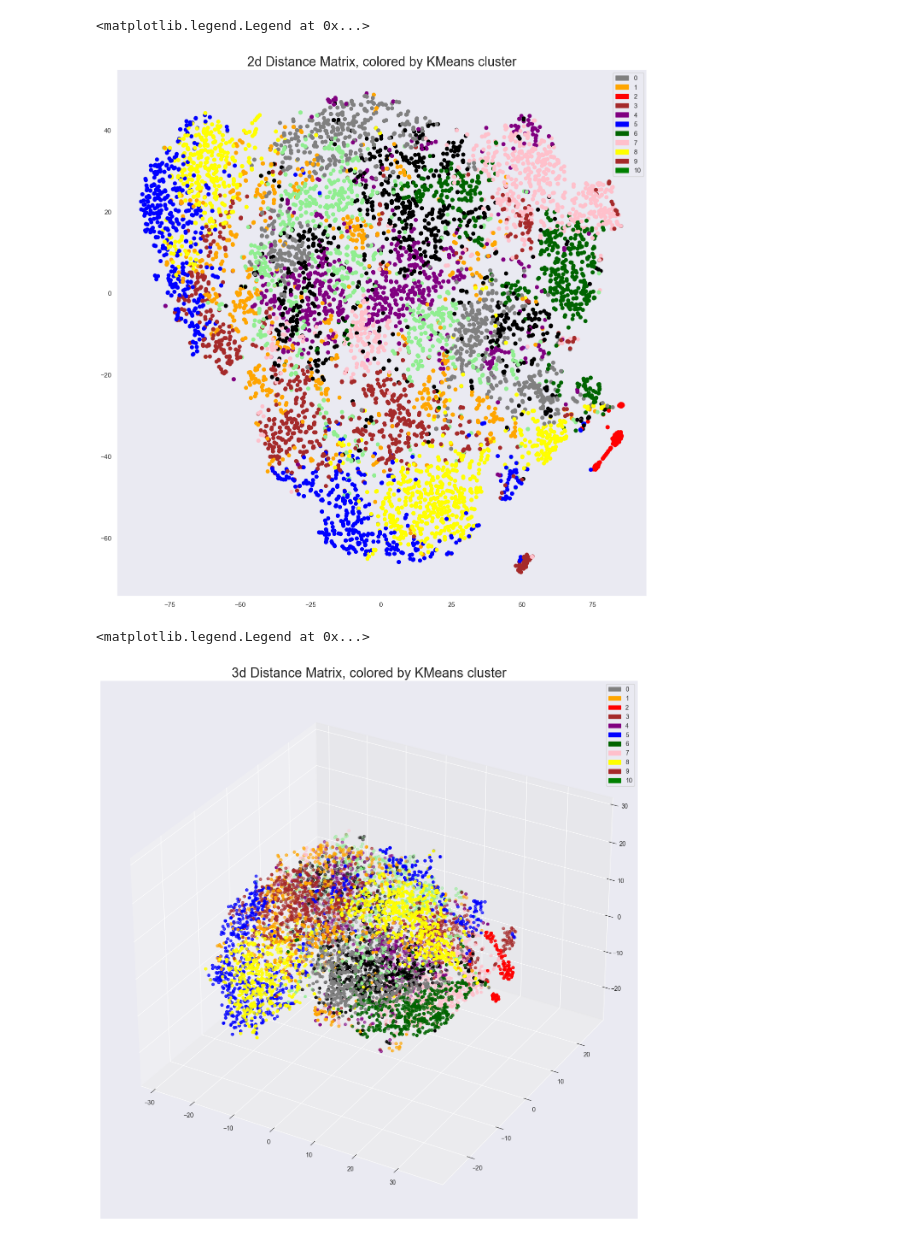
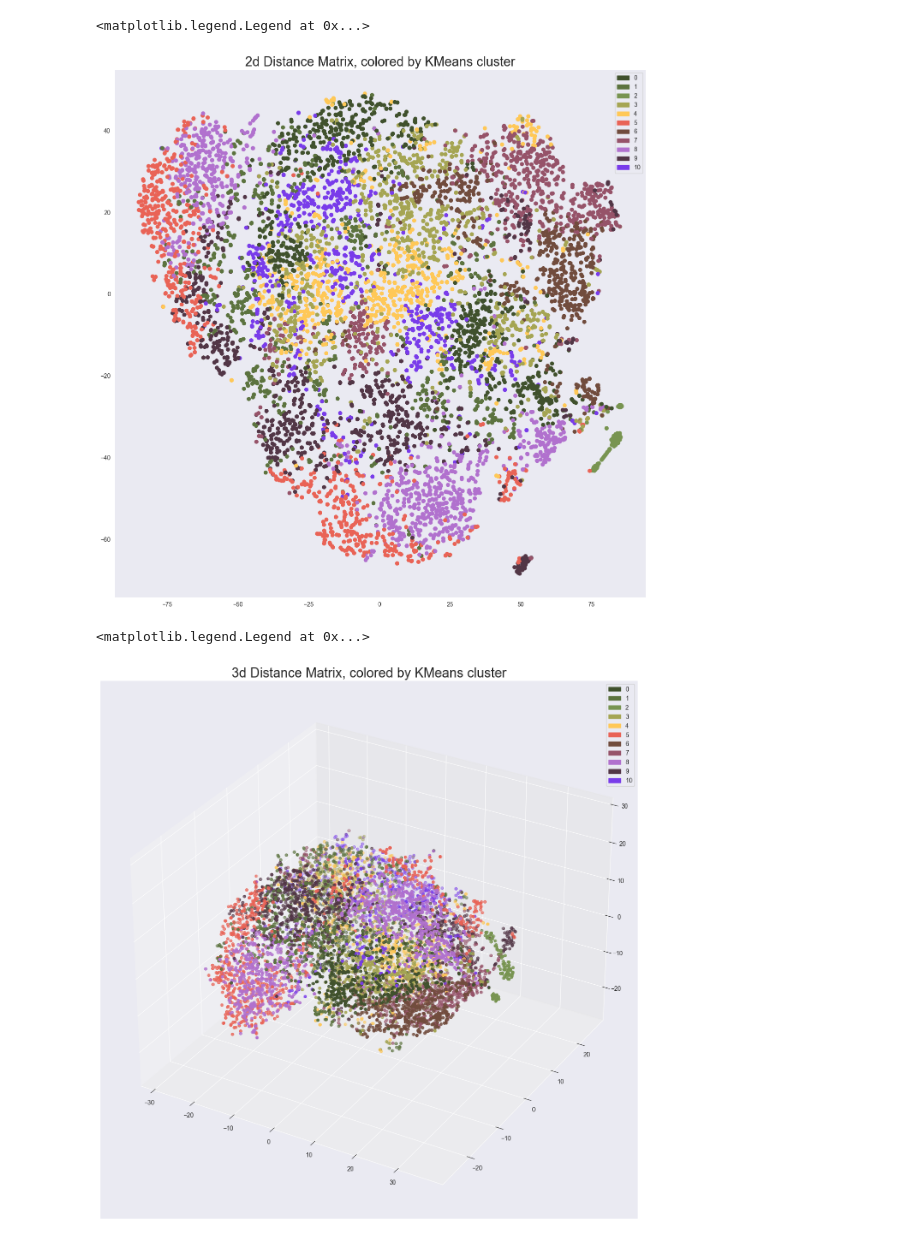
Before and after one commit to PaulKnopf/NLP-Clustering-News-Outlets, a Jupyter notebook: src/visualize_kmeans_labels.ipynb, the cells around one changed output. Cells and saved outputs as stored; diff of their text form; code cells hidden in the pictures.

Commit message:
alternative color scheme

```diff
--- a/src/visualize_kmeans_labels.ipynb
+++ b/src/visualize_kmeans_labels.ipynb
@@ -5,6 +5,8 @@ import seaborn
 import matplotlib.pyplot as plt
 import matplotlib.patches as mpatches
 from datasets import Dataset
+# %%
+colors_set = ['#40512D', '#5C733F', '#789451', '#A5A553', '#FFC857', '#E96356', '#714C3D', '#965369', '#B171CE', '#523646', '#793CEA']
 # %%
 # add color column to given data frame
 def add_color_column(dataframe):
@@ -61,46 +63,44 @@ df_3d['z'] = distance_matrix_3d[:,[2]]
 add_color_column(df_3d)
 # %%
 # Creating legend with color box
-pop_a = mpatches.Patch(color='orange', label=1)
-pop_b = mpatches.Patch(color='red', label=2)
-pop_c = mpatches.Patch(color='brown', label=3)
-pop_d = mpatches.Patch(color='purple', label=4)
-pop_e = mpatches.Patch(color='blue', label=5)
-pop_f = mpatches.Patch(color='darkgreen', label=6)
-pop_g = mpatches.Patch(color='grey', label=0)
-pop_h = mpatches.Patch(color='pink', label=7)
-pop_i = mpatches.Patch(color='yellow', label=8)
-pop_j = mpatches.Patch(color='brown', label=9)
-pop_k = mpatches.Patch(color='green', label=10)
-#make the plots look pretty
-seaborn.set()
+pop_a = mpatches.Patch(color=colors_set[1], label=1)
+pop_b = mpatches.Patch(color=colors_set[2], label=2)
+pop_c = mpatches.Patch(color=colors_set[3], label=3)
+pop_d = mpatches.Patch(color=colors_set[4], label=4)
+pop_e = mpatches.Patch(color=colors_set[5], label=5)
+pop_f = mpatches.Patch(color=colors_set[6], label=6)
+pop_g = mpatches.Patch(color=colors_set[0], label=0)
+pop_h = mpatches.Patch(color=colors_set[7], label=7)
+pop_i = mpatches.Patch(color=colors_set[8], label=8)
+pop_j = mpatches.Patch(color=colors_set[9], label=9)
+pop_k = mpatches.Patch(color=colors_set[10], label=10)
 # create plot
 fig, ax = plt.subplots(figsize=(16,16))
 # set axis behind other elements
 ax.set_axisbelow(True)
 # add grid
 ax.grid()
 # scatter plot distance matrix
 ax.scatter(df_2d['x'], df_2d['y'], c=df_2d['colors'])
 # add title, legend
 plt.title(f'2d Distance Matrix, colored by KMeans cluster', fontsize=22)
 ax.legend(handles=[pop_g, pop_a, pop_b, pop_c, pop_d, pop_e, pop_f, pop_h, pop_i, pop_j, pop_k])
 # %% [output]
 <matplotlib.legend.Legend at 0x...>
-[figure, old version]
+[figure, new version]
 # %%
 # Creating legend with color box
-pop_a = mpatches.Patch(color='orange', label=1)
-pop_b = mpatches.Patch(color='red', label=2)
-pop_c = mpatches.Patch(color='brown', label=3)
-pop_d = mpatches.Patch(color='purple', label=4)
-pop_e = mpatches.Patch(color='blue', label=5)
-pop_f = mpatches.Patch(color='darkgreen', label=6)
-pop_g = mpatches.Patch(color='grey', label=0)
-pop_h = mpatches.Patch(color='pink', label=7)
-pop_i = mpatches.Patch(color='yellow', label=8)
-pop_j = mpatches.Patch(color='brown', label=9)
-pop_k = mpatches.Patch(color='green', label=10)
+pop_a = mpatches.Patch(color=colors_set[1], label=1)
+pop_b = mpatches.Patch(color=colors_set[2], label=2)
+pop_c = mpatches.Patch(color=colors_set[3], label=3)
+pop_d = mpatches.Patch(color=colors_set[4], label=4)
+pop_e = mpatches.Patch(color=colors_set[5], label=5)
+pop_f = mpatches.Patch(color=colors_set[6], label=6)
+pop_g = mpatches.Patch(color=colors_set[0], label=0)
+pop_h = mpatches.Patch(color=colors_set[7], label=7)
+pop_i = mpatches.Patch(color=colors_set[8], label=8)
+pop_j = mpatches.Patch(color=colors_set[9], label=9)
+pop_k = mpatches.Patch(color=colors_set[10], label=10)
 # create plot
 figure = plt.figure(figsize=(16,16))
 ax = figure.add_subplot(projection='3d')
@@ -114,4 +114,4 @@ plt.title(f'3d Distance Matrix, colored by KMeans cluster', fontsize=22)
 ax.legend(handles=[pop_g, pop_a, pop_b, pop_c, pop_d, pop_e, pop_f, pop_h, pop_i, pop_j, pop_k])
 # %% [output]
 <matplotlib.legend.Legend at 0x...>
-[figure, old version]
+[figure, new version]
```
Also changed, not shown: parts of 1 cell of this notebook, 4 other files.
